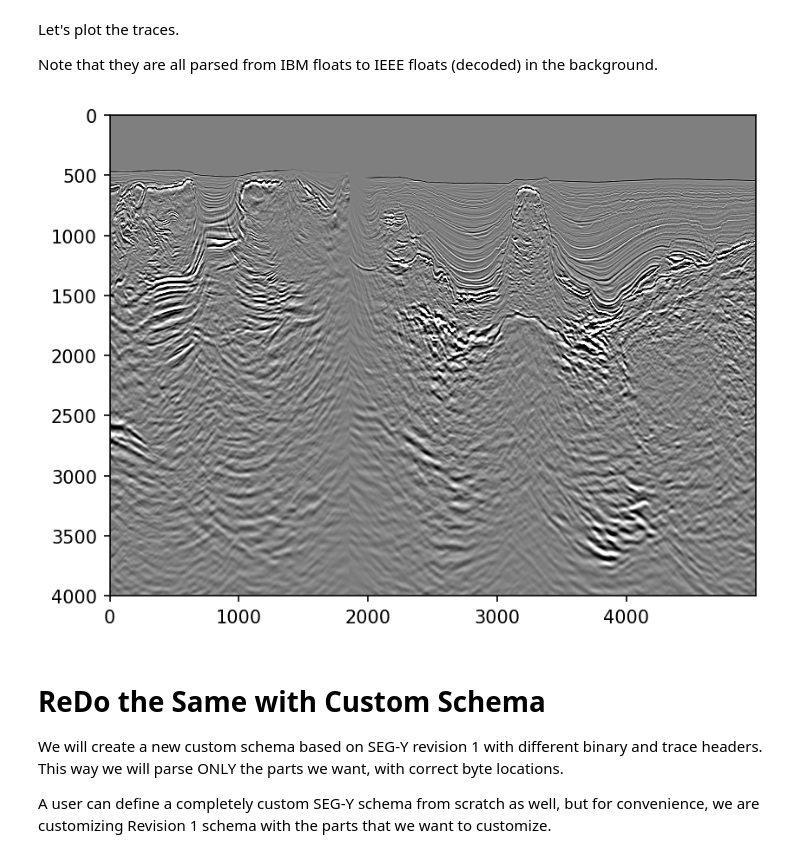
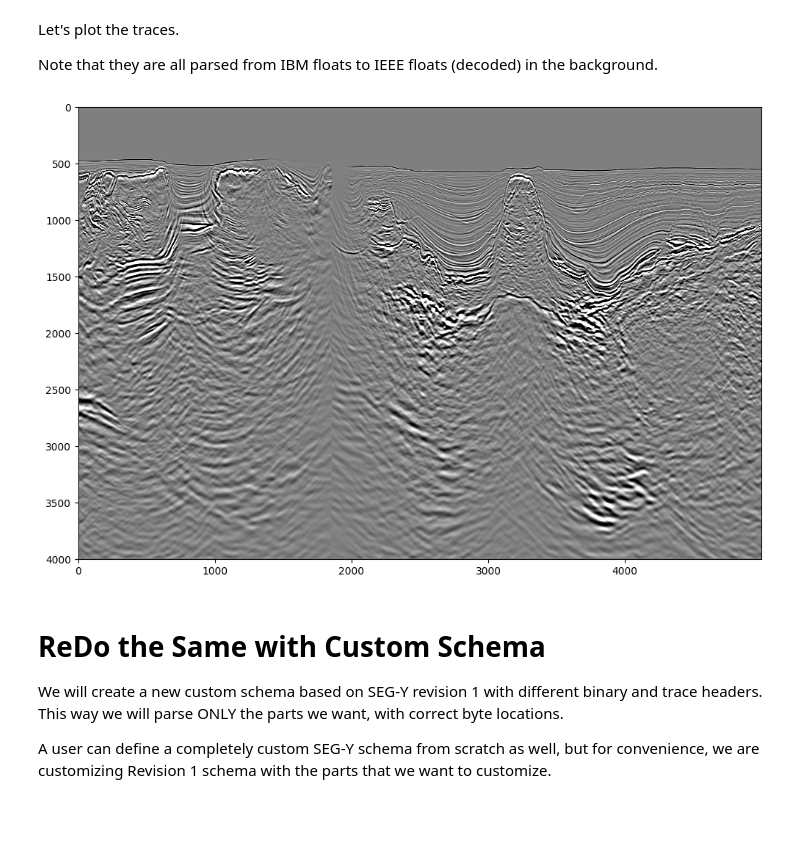
Before and after one commit to TGSAI/segy, a Jupyter notebook: examples/demo.ipynb, the cells around one changed output. Cells and saved outputs as stored; diff of their text form; code cells hidden in the pictures; blank space fills up the shorter version.

Commit message:
Update map plot to look nicer

```diff
--- a/examples/demo.ipynb
+++ b/examples/demo.ipynb
@@ -115,11 +115,11 @@ Let's plot the traces.
 
 Note that they are all parsed from IBM floats to IEEE floats (decoded) in the background.
 # %%
-plt.figure(dpi=150)
+plt.figure(figsize=(12, 8))
 plot_kw = {"aspect": "auto", "cmap": "gray_r", "interpolation": "bilinear"}
 plt.imshow(trace_data.T, vmin=-2, vmax=2, **plot_kw);
 # %% [output]
-[figure, old version]
+[figure, new version]
 # %% [markdown]
 # ReDo the Same with Custom Schema
 
```
Also changed, not shown: parts of 2 cells of this notebook.
